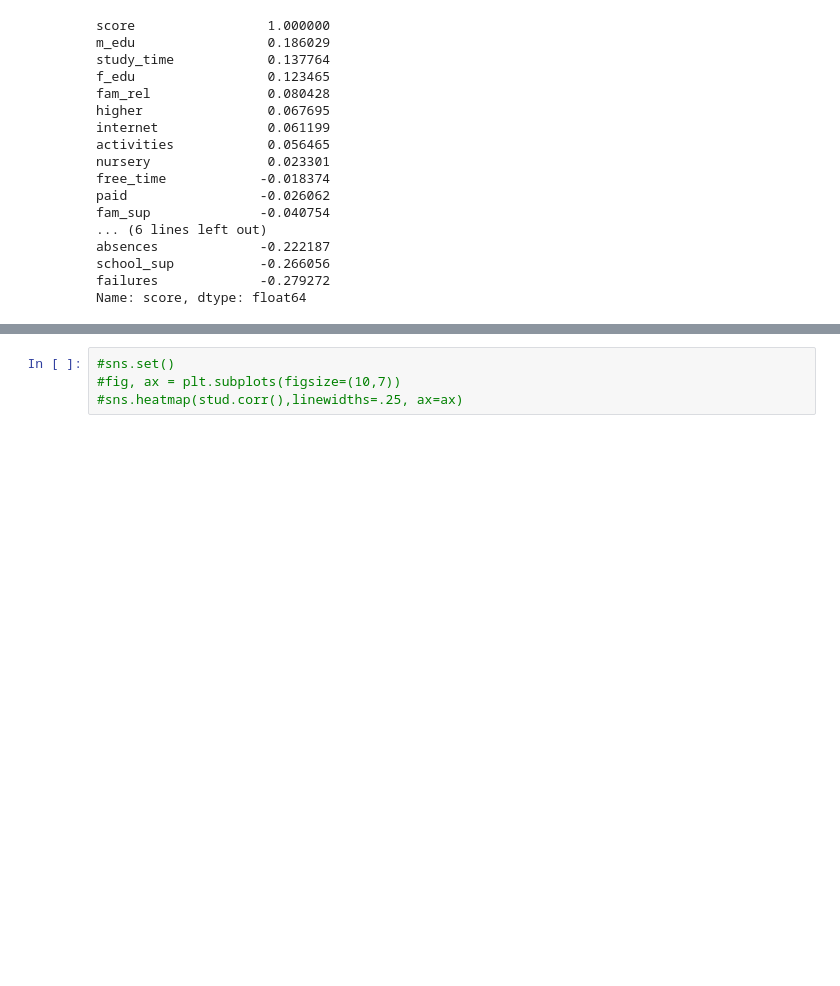
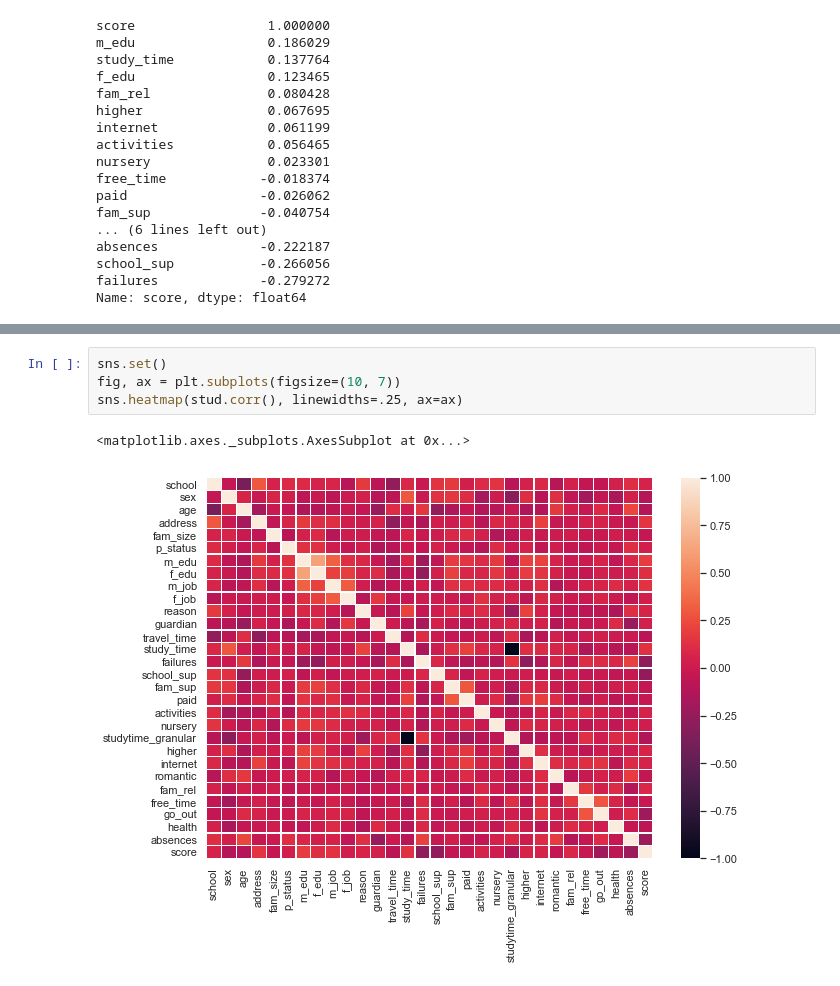
Before and after one commit to katja-n/projects, a Jupyter notebook: module_2/Project-2.ipynb, the cells around one changed output, grey strips where cells are left out. Drawn from its saved outputs; the diff is of its cells as text; blank space fills up the shorter version.

```diff
--- a/module_2/Project-2.ipynb
+++ b/module_2/Project-2.ipynb
@@ -1018,4 +1117,7 @@ for col in ['school', 'sex', 'address', 'fam_size', 'p_status', 'm_job', 'f_job'
 # %%
-#sns.set()
-#fig, ax = plt.subplots(figsize=(10,7))
-#sns.heatmap(stud.corr(),linewidths=.25, ax=ax)
+sns.set()
+fig, ax = plt.subplots(figsize=(10, 7))
+sns.heatmap(stud.corr(), linewidths=.25, ax=ax)
+# %% [output]
+<matplotlib.axes._subplots.AxesSubplot at 0x...>
+[figure, added]
```
Also changed, not shown: parts of 76 cells of this notebook.
